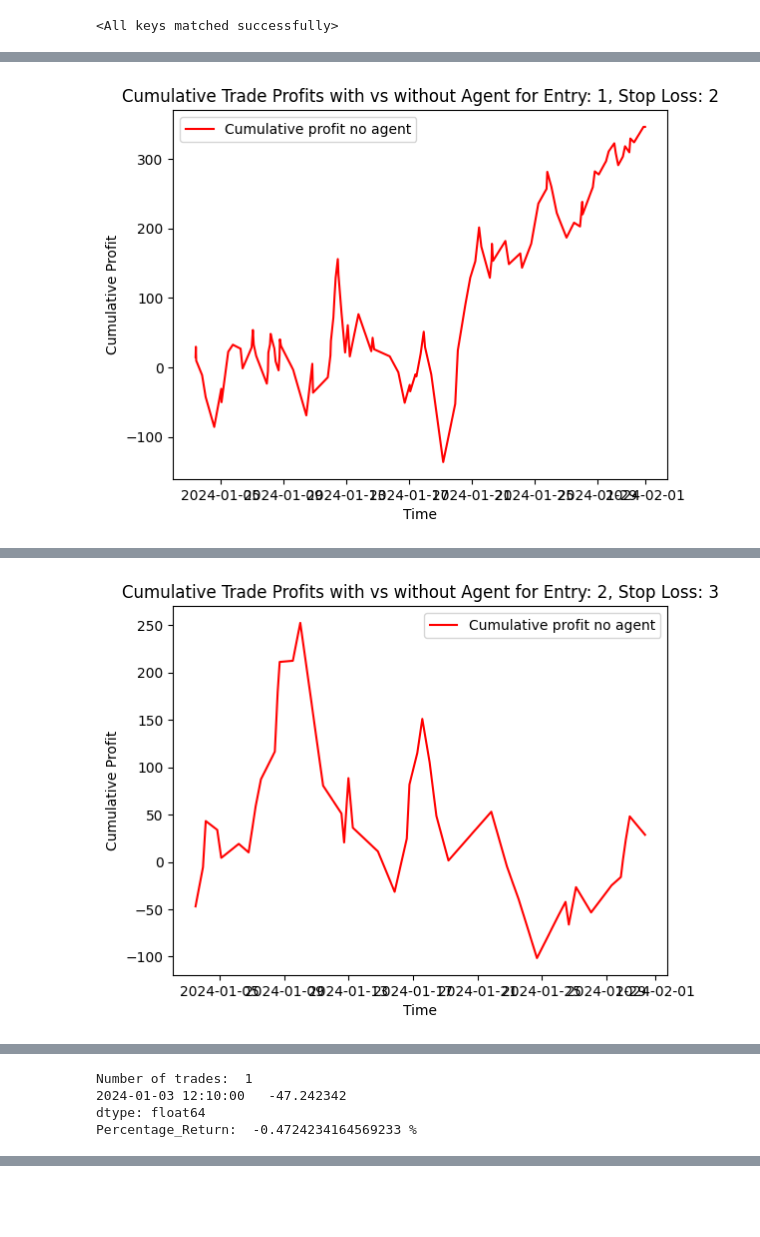
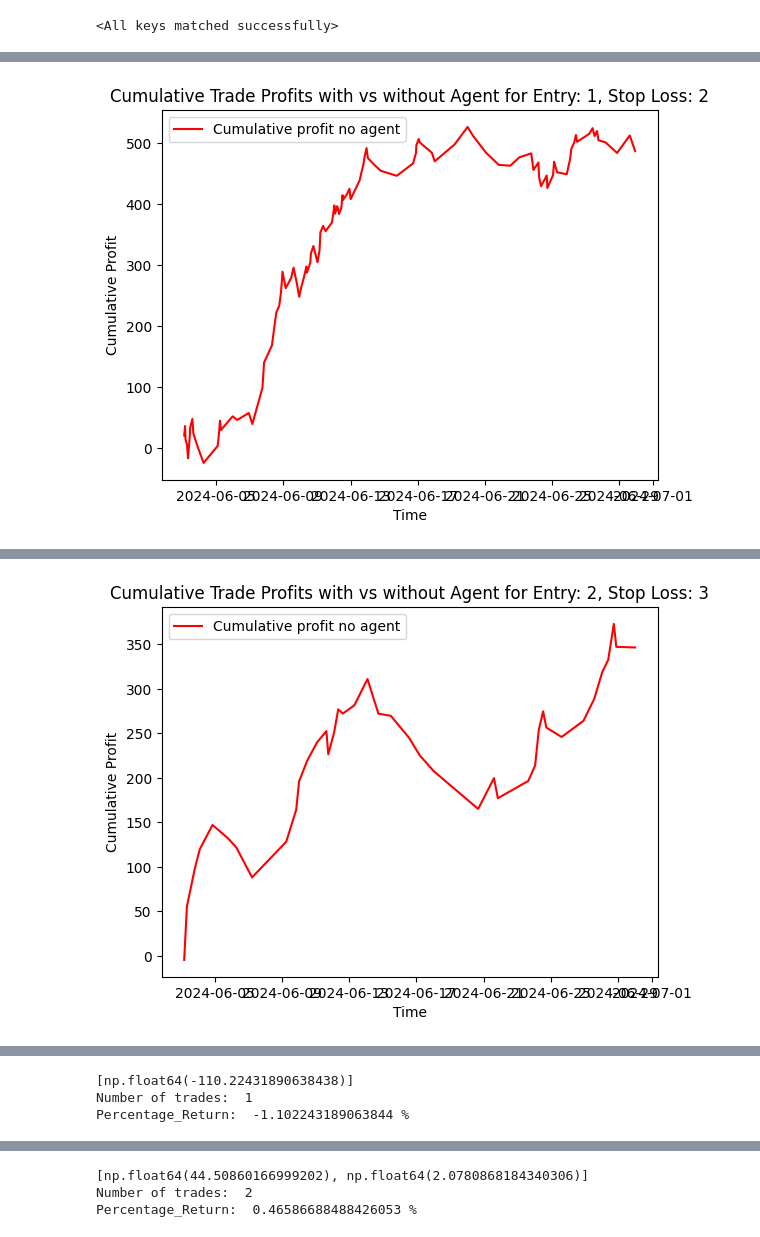
Before and after one commit to alexandrosdp/PairsTrading, a Jupyter notebook: deep_q_learning_improved.ipynb, the cells around one changed output, grey strips where cells are left out. Drawn from its saved outputs; the diff is of its cells as text; code cells hidden in the pictures; blank space fills up the shorter version.

```diff
--- a/deep_q_learning_improved.ipynb
+++ b/deep_q_learning_improved.ipynb
@@ -106,7 +241,7 @@ Computing spread series and beta series...
 # %%
 
 #prices_test = prices.loc['2024-06-01 00:00:00':'2024-06-29 23:55:00']
-prices_test = prices.loc['2024-03-01 00:00:00':'2024-03-31 23:55:00']
+prices_test = prices.loc['2024-06-01 00:00:00':'2024-06-30 23:55:00']
 
 
 #Only use the first month of prices for now
@@ -356,24 +546,30 @@ Final returns:  17.47262376886566 %
 exit_threshold = 0
 #tx_cost = 0.00025
 
-entry_stop_pairs = [(1, 2), (2, 3), (3, 4), (4, 5), (5, 6)]
+#entry_stop_pairs = [(1, 2), (2, 3), (3, 4), (4, 5), (5, 6)]
 
 for entry_stop_pair in entry_stop_pairs:
     entry_threshold, stop_loss_threshold = entry_stop_pair
+
     #TEST DATA
     #----------
-    #positions, trade_entries, trade_exits = backtest_pair_rolling(S1_test,S2_test,zscore_series_test, entry_threshold, exit_threshold, stop_loss_threshold)
-    #trade_profits_no_agent, net_trade_profits_S1_no_agent, net_trade_profits_S2_no_agent,cumulative_profit_series_no_agent, entry_times_no_agent, exit_times_no_agent = simulate_strategy_trade_pnl(trade_entries, trade_exits, initial_capital, beta_series_test, tx_cost)
+    positions, trade_entries, trade_exits = backtest_pair_rolling(S1_test,S2_test,zscore_series_test, entry_threshold, exit_threshold, stop_loss_threshold)
+    trade_profits_no_agent, net_trade_profits_S1_no_agent, net_trade_profits_S2_no_agent,cumulative_profit_series_no_agent, entry_times_no_agent, exit_times_no_agent = simulate_strategy_trade_pnl(trade_entries, trade_exits, initial_capital, beta_series_test, tx_cost)
 
-    #TRAIN DATA
-    #----------
-    positions, trade_entries, trade_exits = backtest_pair_rolling(S1_train,S2_train,zscore_series_train, entry_threshold, exit_threshold, stop_loss_threshold)
-    trade_profits_no_agent, net_trade_profits_S1_no_agent, net_trade_profits_S2_no_agent,cumulative_profit_series_no_agent, entry_times_no_agent, exit_times_no_agent = simulate_strategy_trade_pnl(trade_entries, trade_exits, initial_capital, beta_series_train, tx_cost)
+    # #TRAIN DATA
+    # #----------
+    # positions, trade_entries, trade_exits = backtest_pair_rolling(S1_train,S2_train,zscore_series_train, entry_threshold, exit_threshold, stop_loss_threshold)
+    # trade_profits_no_agent, net_trade_profits_S1_no_agent, net_trade_profits_S2_no_agent,cumulative_profit_series_no_agent, entry_times_no_agent, exit_times_no_agent = simulate_strategy_trade_pnl(trade_entries, trade_exits, initial_capital, beta_series_train, tx_cost)
 
+    # #VAL DATA
+    # #----------
+    # positions, trade_entries, trade_exits = backtest_pair_rolling(S1_val,S2_val,zscore_series_val, entry_threshold, exit_threshold, stop_loss_threshold)
+    # trade_profits_no_agent, net_trade_profits_S1_no_agent, net_trade_profits_S2_no_agent,cumulative_profit_series_no_agent, entry_times_no_agent, exit_times_no_agent = simulate_strategy_trade_pnl(trade_entries, trade_exits, initial_capital, beta_series_val, tx_cost)
 
+    print(trade_profits_no_agent)
     #cumulative_profit_series_no_agent_indexed = cumulative_profit_series_no_agent.reindex(prices_test.index, method='ffill').fillna(0)
     print("Number of trades: ", len(trade_profits_no_agent))
-    print(cumulative_profit_series_no_agent)
+    #print(cumulative_profit_series_no_agent)
     plt.plot(cumulative_profit_series_no_agent, color = 'red', label = 'Cumulative profit no agent') #Cumulative profits without agent
     print("Percentage_Return: ", (cumulative_profit_series_no_agent[-1] / initial_capital) * 100,"%")
     plt.title(f'Cumulative Trade Profits with vs without Agent for Entry: {entry_threshold}, Stop Loss: {stop_loss_threshold}')
@@ -402 +584 @@ Percentage_Return:  3.4591134663664156 %
-[figure, old version]
+[figure, new version]
@@ -420 +588 @@ Percentage_Return:  0.2859967541245136 %
-[figure, old version]
+[figure, new version]
@@ -446,4 +597,3 @@ Percentage_Return:  2.8814758752805565 %
+[np.float64(-110.22431890638438)]
 Number of trades:  1
-2024-01-03 12:10:00   -47.242342
-dtype: float64
-Percentage_Return:  -0.4724234164569233 %
+Percentage_Return:  -1.102243189063844 %
@@ -450,0 +601,3 @@ Percentage_Return:  -0.4724234164569233 %
+[np.float64(44.50860166999202), np.float64(2.0780868184340306)]
+Number of trades:  2
+Percentage_Return:  0.46586688488426053 %
```
Also changed, not shown: parts of 21 cells of this notebook, 2 other files.
